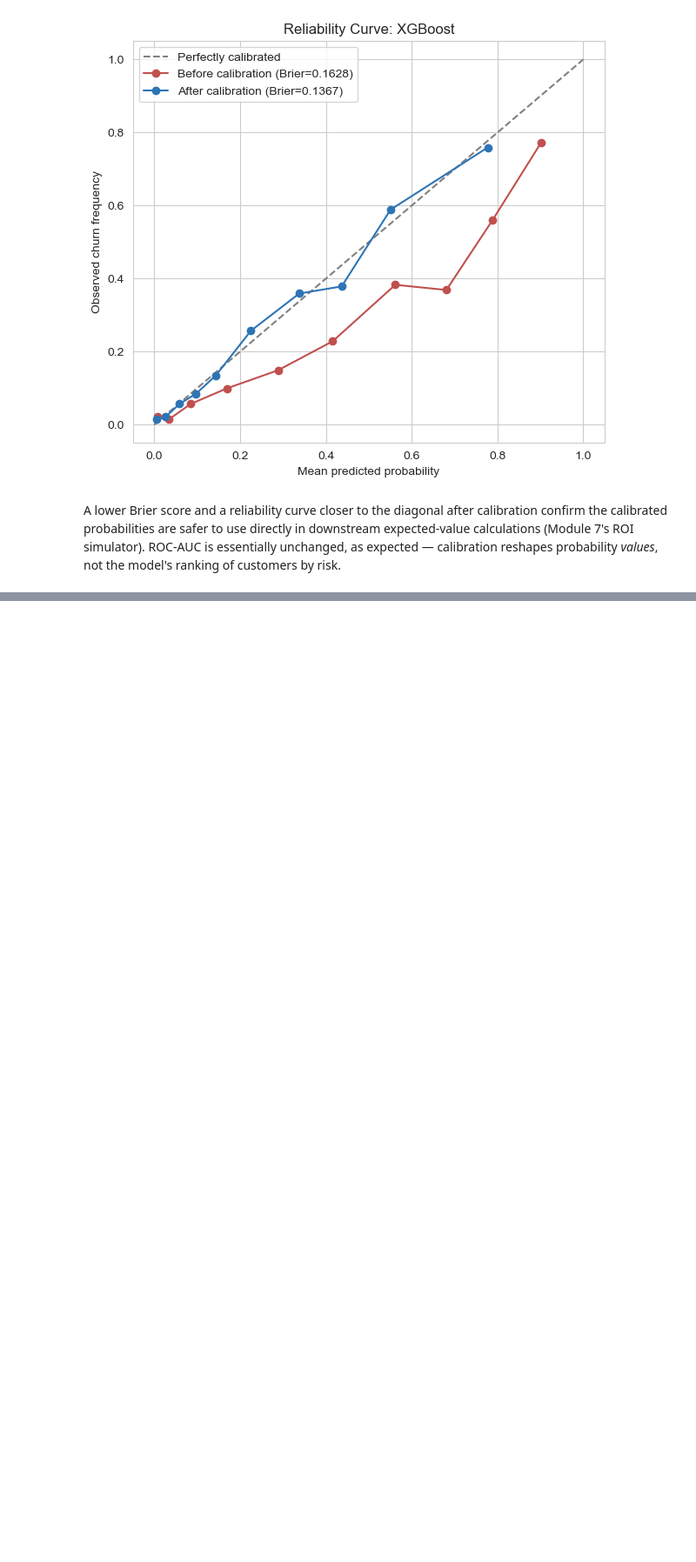
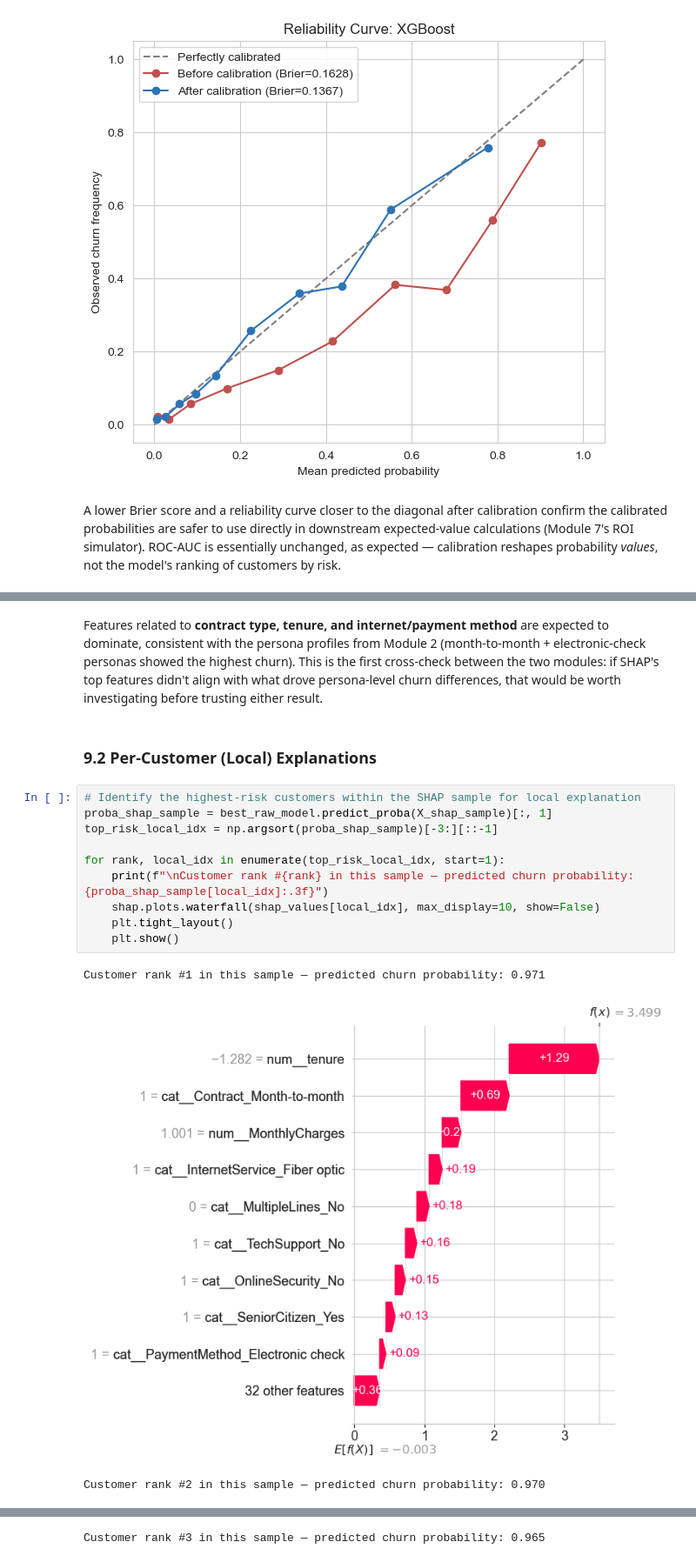
Before and after one commit to danielowuor/Customer-Retention-Intelligence-System, a Jupyter notebook: notebooks/03_classification_benchmarking.ipynb, the cells around one changed output, grey strips where cells are left out. Shown at 87% size. Cells and saved outputs as stored; diff of their text form; blank space fills up the shorter version.

```diff
--- a/notebooks/03_classification_benchmarking.ipynb
+++ b/notebooks/03_classification_benchmarking.ipynb
@@ -316,0 +368,18 @@ A lower Brier score and a reliability curve closer to the diagonal after calibra
+# %% [markdown]
+Features related to **contract type, tenure, and internet/payment method** are expected to dominate, consistent with the persona profiles from Module 2 (month-to-month + electronic-check personas showed the highest churn). This is the first cross-check between the two modules: if SHAP's top features didn't align with what drove persona-level churn differences, that would be worth investigating before trusting either result.
+# %% [markdown]
+### 9.2 Per-Customer (Local) Explanations
+# %%
+# Identify the highest-risk customers within the SHAP sample for local explanation
+proba_shap_sample = best_raw_model.predict_proba(X_shap_sample)[:, 1]
+top_risk_local_idx = np.argsort(proba_shap_sample)[-3:][::-1]
+
+for rank, local_idx in enumerate(top_risk_local_idx, start=1):
+    print(f"\nCustomer rank #{rank} in this sample — predicted churn probability: {proba_shap_sample[local_idx]:.3f}")
+    shap.plots.waterfall(shap_values[local_idx], max_display=10, show=False)
+    plt.tight_layout()
+    plt.show()
+# %% [output]
+Customer rank #1 in this sample — predicted churn probability: 0.971
+[figure, added]
+Customer rank #2 in this sample — predicted churn probability: 0.970
@@ -316,0 +387 @@ A lower Brier score and a reliability curve closer to the diagonal after calibra
+Customer rank #3 in this sample — predicted churn probability: 0.965
```
Also changed, not shown: parts of 15 cells of this notebook.
